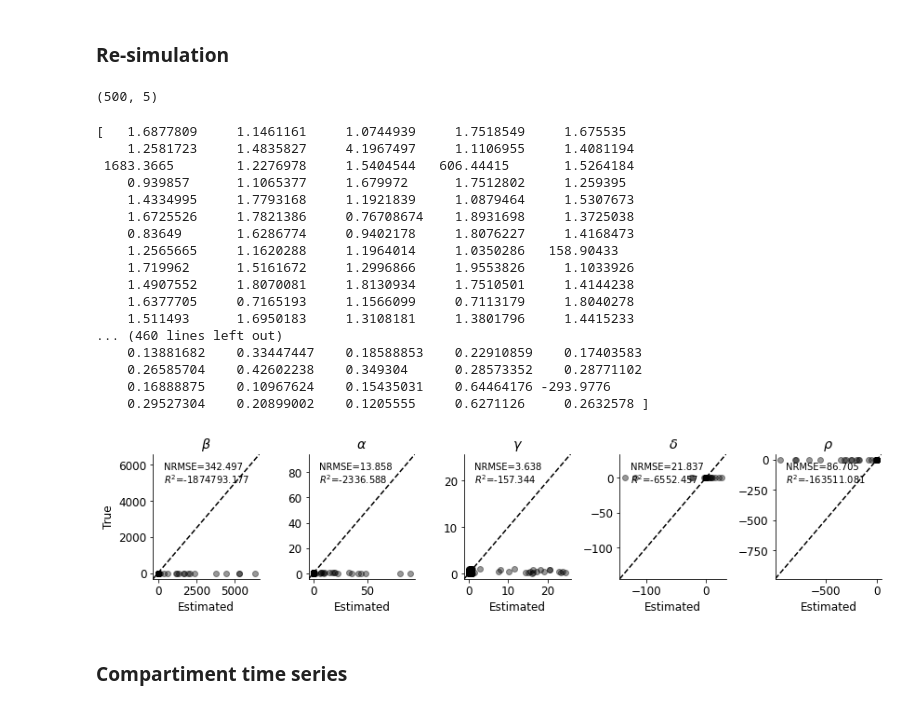
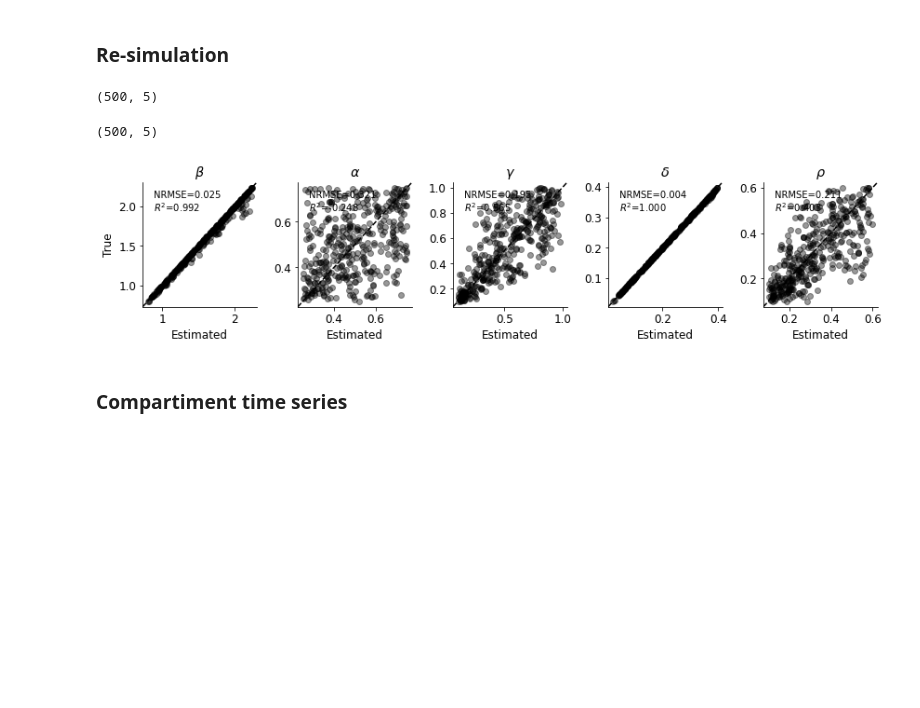
Before and after one commit to juan190199/InfectiousDiseases, a Jupyter notebook: InfectiousDisease/regression_model.ipynb, the cells around one changed output. Saved outputs shown, nothing was run; the diff lists cells and outputs as text; code cells hidden in the pictures; blank space fills up the shorter version.

```diff
--- a/InfectiousDisease/regression_model.ipynb
+++ b/InfectiousDisease/regression_model.ipynb
@@ -171,3 +168,7 @@ for ep in range(1, epochs + 1):
         manager.save()
 # %% [markdown]
 ### Posterior means & Full posteriors
+# %%
+# Estimation sanity checks
+theta_approx_means = model.sample(x_test, n_samples_posterior, to_numpy=True).mean(axis=0)
+theta_approx_means, y_test, theta_test = est_sanity_checks(theta_approx_means, theta_test)
@@ -201,6 +200,10 @@ plot_correlation_parameters(theta_approx_means, parameter_names)
 <Figure size 1440x720 with 0 Axes>
 # %% [markdown]
 ### Re-simulation
+# %%
+theta_test.shape
+# %% [output]
+(500, 5)
 # %%
 n_samples = 2000
 theta_samples = model.sample(x_test, n_samples_posterior, to_numpy=True)
@@ -208,38 +211,30 @@ theta_samples = model.sample(x_test, n_samples_posterior, to_numpy=True)
 # Select random sample
 rand_sample_idx = np.random.choice(theta_samples.shape[0], 1, replace=False)
 sel_sample = theta_samples[rand_sample_idx].squeeze()
-print(sel_sample.shape)
+filt_sel_sample, y_test, _ = est_sanity_checks(sel_sample, theta_test)
-# %% [output]
-(500, 5)
+# %%
+print(sel_sample.shape)
+# %% [output]
+(500, 5)
 # %%
 # Forward model using selected sample
-ts = np.empty((selected_sample.shape[0], t_obs, 5))
+t_obs = 100
+dt = 1
+t = np.linspace(0, t_obs, int(t_obs/dt))
+N = 10000
+init_vals = 1 - 1/N, 1/N, 0, 0, 0
+forward_model = partial(data_model, initial_values=init_vals)
 
-for i in range(selected_sample.shape[0]):
-    ts[i, :, :] = forward_model(selected_sample[i, :], t=t)
+ts = np.empty((filt_sel_sample.shape[0], t_obs, 5))
 
-ts = ts.reshape(selected_sample.shape[0], -1)
+for i in range(filt_sel_sample.shape[0]):
+    ts[i, :, :] = forward_model(filt_sel_sample[i, :], t=t)
+
+ts = ts.reshape(sel_sample.shape[0], -1)
 # %%
-plot_true_est_scatter(model, ts, sel_sample, n_samples_posterior, parameter_names, figsize=(12, 3))
+plot_true_est_scatter(model, ts, y_test, n_samples_posterior, parameter_names, figsize=(12, 3), theta_approx_means=filt_sel_sample)
 # %% [output]
-[   1.6877809     1.1461161     1.0744939     1.7518549     1.675535
-    1.2581723     1.4835827     4.1967497     1.1106955     1.4081194
- 1683.3665        1.2276978     1.5404544   606.44415       1.5264184
-    0.939857      1.1065377     1.679972      1.7512802     1.259395
-    1.4334995     1.7793168     1.1921839     1.0879464     1.5307673
-    1.6725526     1.7821386     0.76708674    1.8931698     1.3725038
-    0.83649       1.6286774     0.9402178     1.8076227     1.4168473
-    1.2565665     1.1620288     1.1964014     1.0350286   158.90433
-    1.719962      1.5161672     1.2996866     1.9553826     1.1033926
-    1.4907552     1.8070081     1.8130934     1.7510501     1.4144238
-    1.6377705     0.7165193     1.1566099     0.7113179     1.8040278
-    1.511493      1.6950183     1.3108181     1.3801796     1.4415233
-... (460 lines left out)
-    0.13881682    0.33447447    0.18588853    0.22910859    0.17403583
-    0.26585704    0.42602238    0.349304      0.28573352    0.28771102
-    0.16888875    0.10967624    0.15435031    0.64464176 -293.9776
-    0.29527304    0.20899002    0.1205555     0.6271126     0.2632578 ]
-[figure, old version]
+[figure, new version]
 # %% [markdown]
 ### Compartiment time series
 # %%
```
Also changed, not shown: parts of 9 cells of this notebook.
